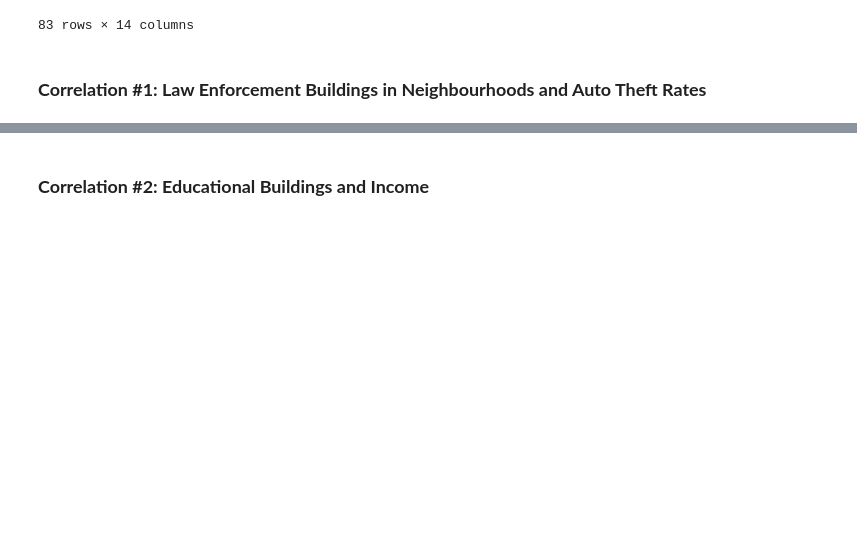
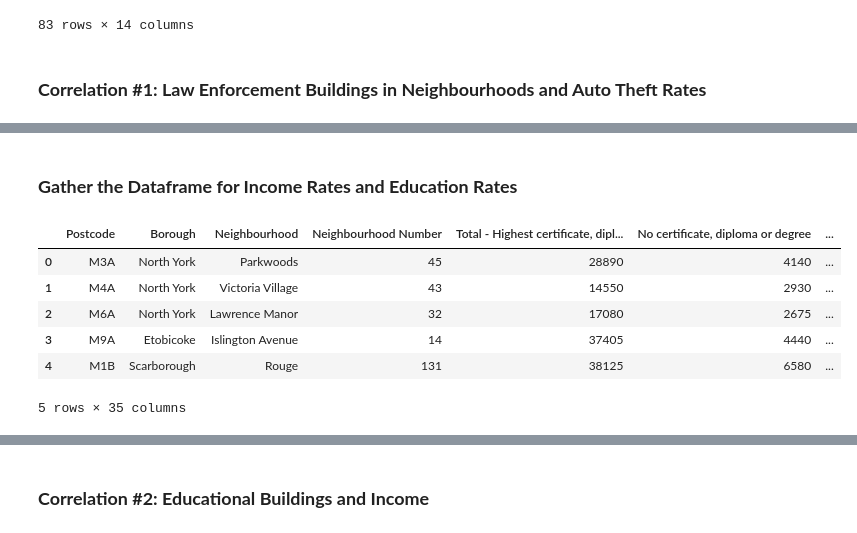
Before and after one commit to Sujeev-Uthayakumar/clustering-navigation, a Jupyter notebook: src/index.ipynb, the cells around one changed output, grey strips where cells are left out. Drawn from its saved outputs; the diff is of its cells as text; code cells hidden in the pictures; blank space fills up the shorter version.

```diff
--- a/src/index.ipynb
+++ b/src/index.ipynb
@@ -233,3 +227,19 @@ for name, latitude, longitude in zip(police_venues['name'], police_venues['geoco
 map_clusters
 # %% [output]
 [interactive output not drawn]
+# %% [markdown]
+<h3><b>Gather the Dataframe for Income Rates and Education Rates</b></h3>
+# %%
+path4 = os.getcwd()
+path4 = os.path.join(path4,"datasets/population-dataset-combined.csv")
+population_data = pd.read_csv(path4)
+population_data.drop(population_data.columns[[0]], axis=1, inplace=True)
+population_data.head()
+# %% [output]
+|  | Postcode | Borough | Neighbourhood | Neighbourhood Number | Total - Highest certificate, dipl... | No certificate, diploma or degree | ... |
+| 0 | M3A | North York | Parkwoods | 45 | 28890 | 4140 | ... |
+| 1 | M4A | North York | Victoria Village | 43 | 14550 | 2930 | ... |
+| 2 | M6A | North York | Lawrence Manor | 32 | 17080 | 2675 | ... |
+| 3 | M9A | Etobicoke | Islington Avenue | 14 | 37405 | 4440 | ... |
+| 4 | M1B | Scarborough | Rouge | 131 | 38125 | 6580 | ... |
+5 rows × 35 columns
```
Also changed, not shown: parts of 8 cells of this notebook, 1 other file.
